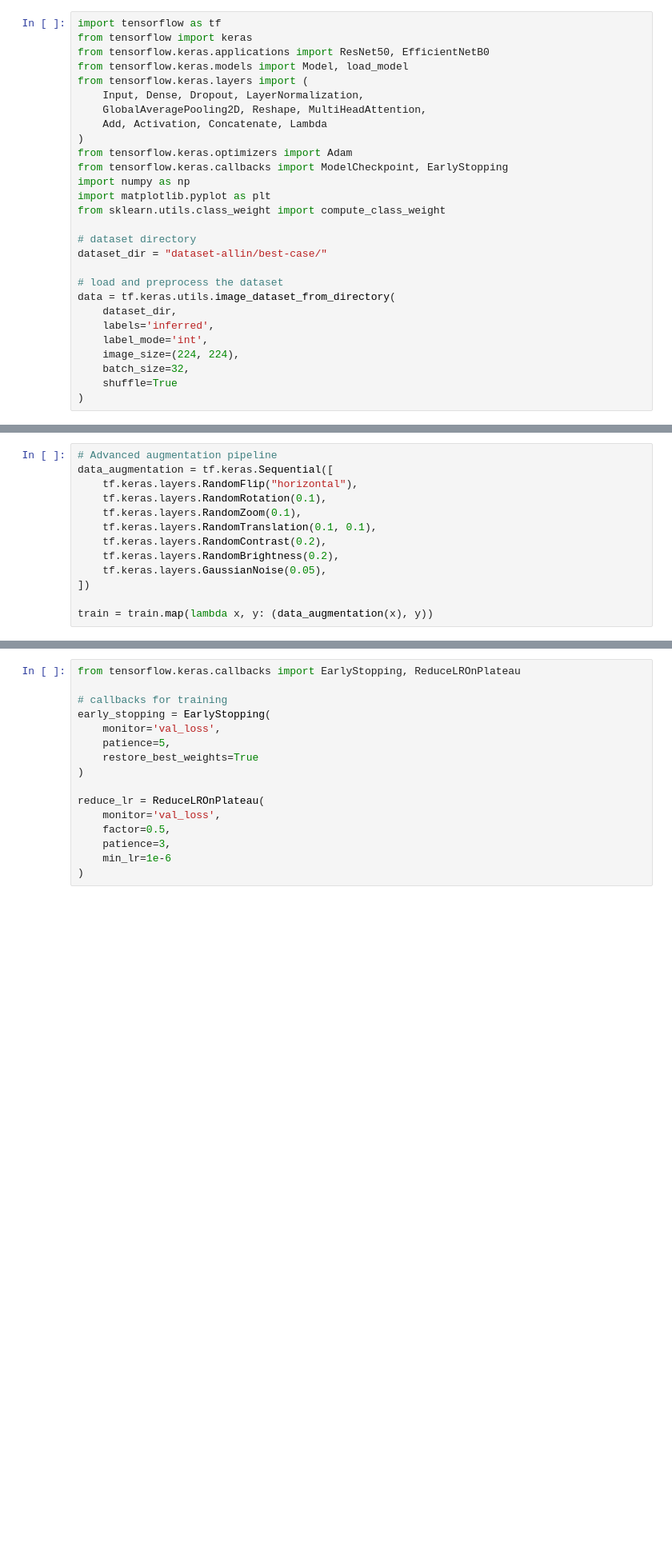
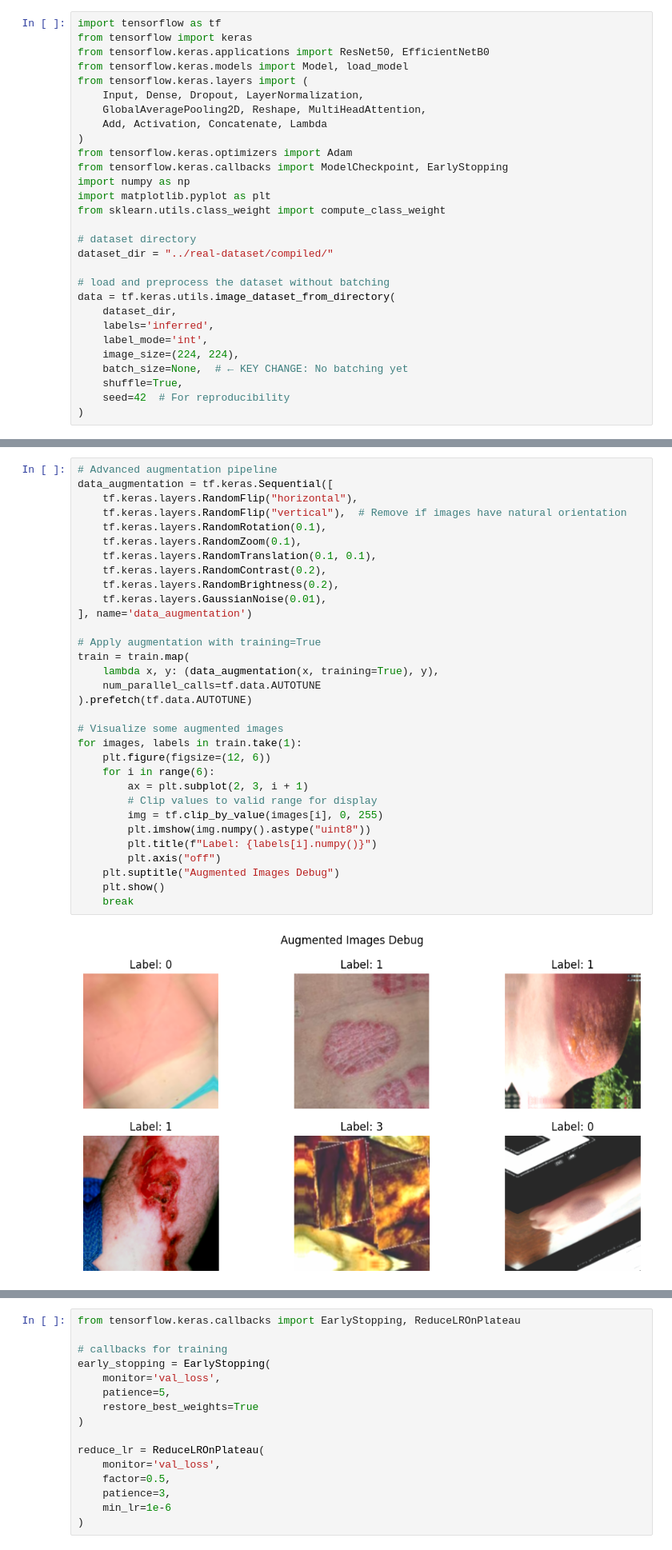
Before and after one commit to ksandeleon/automated-thermal-burn-severity-classifyer, a Jupyter notebook: real-train/train.ipynb, the cells around one changed output, grey strips where cells are left out. Shown at 80% size. Saved outputs shown, nothing was run; the diff lists cells and outputs as text; blank space fills up the shorter version.

```diff
--- a/real-train/train.ipynb
+++ b/real-train/train.ipynb
@@ -15,15 +15,16 @@ import matplotlib.pyplot as plt
 from sklearn.utils.class_weight import compute_class_weight
 
 # dataset directory
-dataset_dir = "dataset-allin/best-case/"
+dataset_dir = "../real-dataset/compiled/"
 
-# load and preprocess the dataset
+# load and preprocess the dataset without batching
 data = tf.keras.utils.image_dataset_from_directory(
     dataset_dir,
     labels='inferred',
     label_mode='int',
     image_size=(224, 224),
-    batch_size=32,
-    shuffle=True
+    batch_size=None,  # ← KEY CHANGE: No batching yet
+    shuffle=True,
+    seed=42  # For reproducibility
 )
 # %% [output]
@@ -69,16 +162,37 @@ print(class_weight_dict)
 # %%
 # Advanced augmentation pipeline
 data_augmentation = tf.keras.Sequential([
     tf.keras.layers.RandomFlip("horizontal"),
+    tf.keras.layers.RandomFlip("vertical"),  # Remove if images have natural orientation
     tf.keras.layers.RandomRotation(0.1),
     tf.keras.layers.RandomZoom(0.1),
     tf.keras.layers.RandomTranslation(0.1, 0.1),
     tf.keras.layers.RandomContrast(0.2),
     tf.keras.layers.RandomBrightness(0.2),
-    tf.keras.layers.GaussianNoise(0.05),
-])
+    tf.keras.layers.GaussianNoise(0.01),
+], name='data_augmentation')
 
-train = train.map(lambda x, y: (data_augmentation(x), y))
+# Apply augmentation with training=True
+train = train.map(
+    lambda x, y: (data_augmentation(x, training=True), y),
+    num_parallel_calls=tf.data.AUTOTUNE
+).prefetch(tf.data.AUTOTUNE)
+
+# Visualize some augmented images
+for images, labels in train.take(1):
+    plt.figure(figsize=(12, 6))
+    for i in range(6):
+        ax = plt.subplot(2, 3, i + 1)
+        # Clip values to valid range for display
+        img = tf.clip_by_value(images[i], 0, 255)
+        plt.imshow(img.numpy().astype("uint8"))
+        plt.title(f"Label: {labels[i].numpy()}")
+        plt.axis("off")
+    plt.suptitle("Augmented Images Debug")
+    plt.show()
+    break
+# %% [output]
+[figure, added]
 # %%
 import tensorflow as tf
 from tensorflow.keras.applications import ResNet50
```
Also changed, not shown: parts of 6 cells of this notebook, 2 other files.
